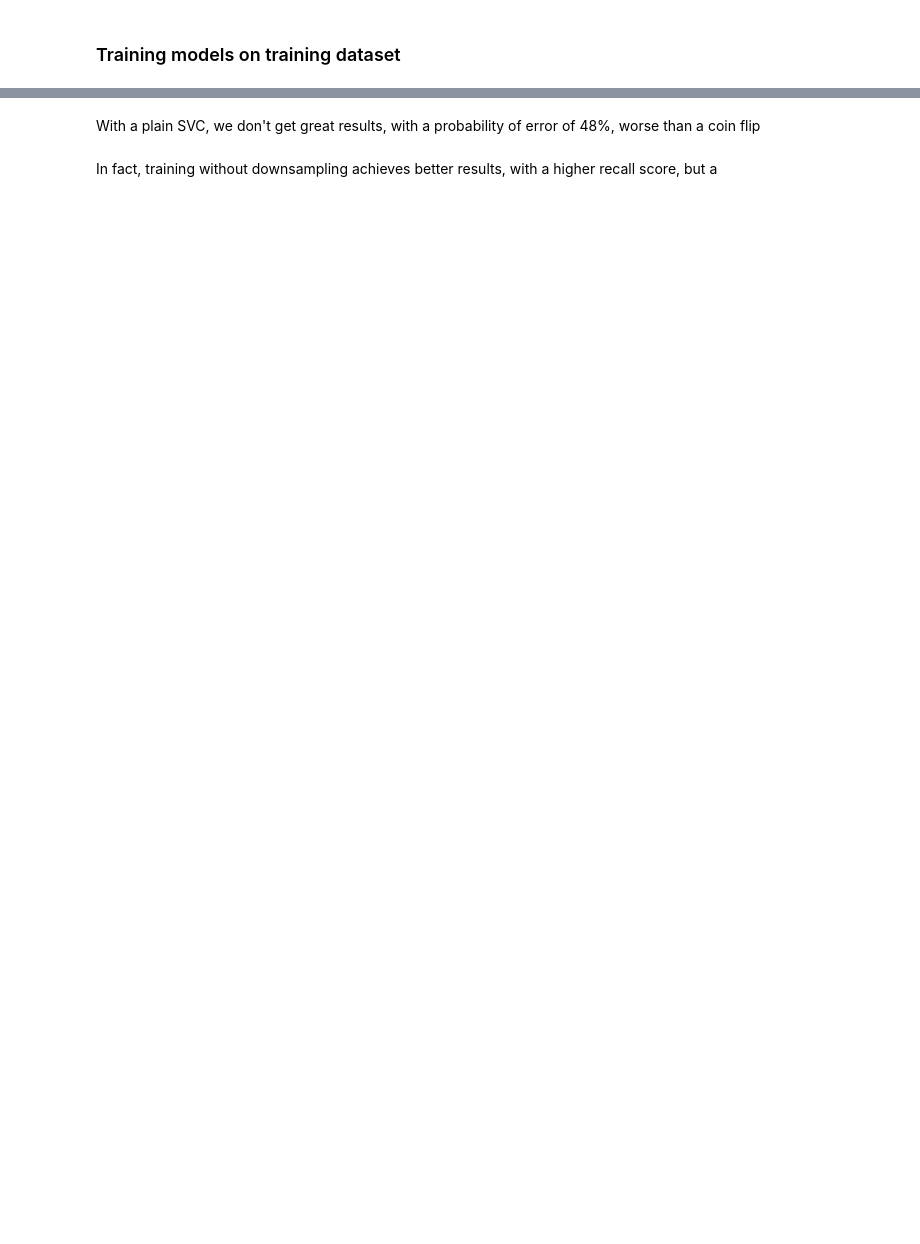
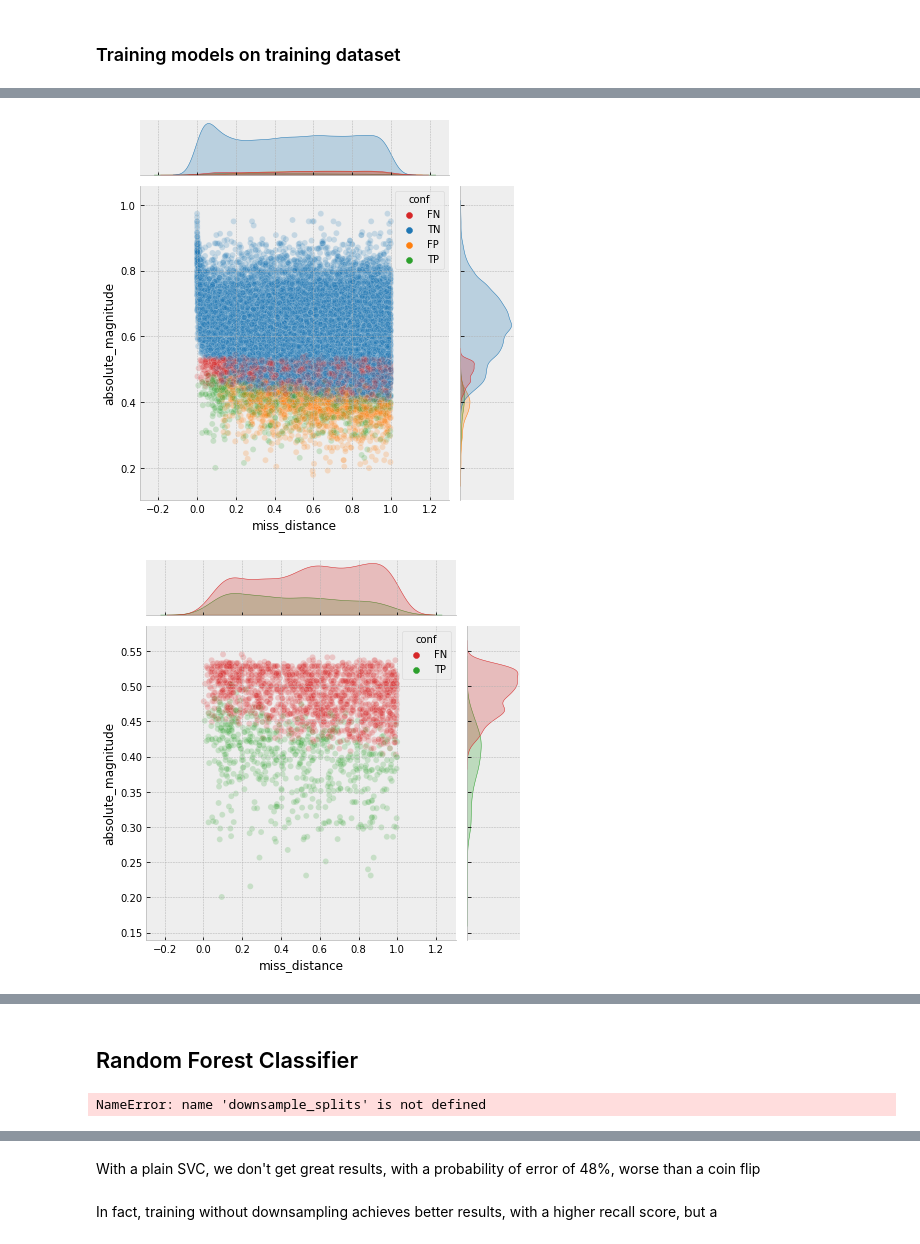
Before and after one commit to petebrown77/EECE5644_Final, a Jupyter notebook: Untitled.ipynb, the cells around one changed output, grey strips where cells are left out. Drawn from its saved outputs; the diff is of its cells as text; code cells hidden in the pictures; blank space fills up the shorter version.

```diff
--- a/Untitled.ipynb
+++ b/Untitled.ipynb
@@ -226,0 +247,26 @@ weighted avg       0.84      0.89      0.86     22709
+# %%
+def plot_predictions(x_data, y_actual, y_pred, x1, x2):
+    #plt_data = pandas.DataFrame(data=x_data)
+    plt_data = x_data.copy(deep=True)
+
+    plt_data["hazard"] = y_actual
+
+    conf = ((y_pred==1) & (y_actual.values==1))*1 + ((y_pred==0) & (y_actual.values==1))*2 + ((y_pred==1) & (y_actual.values==0))*3 + ((y_pred==0) & (y_actual.values==0))*4
+    plt_data["conf"] = conf
+    plt_data["conf"] = plt_data["conf"].replace({1:'TP', 2:'FN', 3:'FP', 4:'TN'})
+
+    palette = {'TP': 'tab:green',
+               'FP': 'tab:orange',
+               'FN': 'tab:red',
+               'TN': 'tab:blue'}
+
+    plts = sns.jointplot(data=plt_data, x=x1, y=x2, hue='conf', palette=palette, alpha=0.2)
+
+    sns.jointplot(data=plt_data[plt_data['hazard']==1], x='miss_distance', y='absolute_magnitude', hue='conf',  palette=palette, alpha=.2)
+    sns.jointplot(data=plt_data[plt_data['hazard']==0], x='miss_distance', y='absolute_magnitude', hue='conf',   palette=palette, alpha=.2)
+
+    return plts
+
+#distance_plt = plot_predictions(X_test, y_test, log_pred, "miss_distance", "absolute_magnitude")
+
+#sns.jointplot(data=data, x='miss_distance', y='absolute_magnitude', hue='conf',  palette=palette,  alpha=.2)
@@ -226,0 +294,6 @@ weighted avg       0.84      0.89      0.86     22709
+# %%
+log_plt = plot_predictions(X_test, y_test, log_pred, "miss_distance", "absolute_magnitude")
+log_plt.savefig("log_distance.png")
+# %% [output]
+[figure, added]
+[figure, added]
@@ -226,0 +301,18 @@ weighted avg       0.84      0.89      0.86     22709
+# %% [markdown]
+## Random Forest Classifier
+# %%
+'''
+rf_params = {"class_weight": downsample_splits, "n_estimators": [400,450,500,550,600]}
+rf = RandomForestClassifier(n_estimators=500, n_jobs=-1)
+
+rf_grid = GridSearchCV(rf, rf_params, cv=5)
+rf_grid.fit(X_train, y_train)
+
+#rf.fit(X_train, y_train)
+
+
+rf_grid_pred = rf_grid.predict(X_test)
+show_classification(rf_grid_pred, y_test)
+'''
+# %% [output]
+NameError: name 'downsample_splits' is not defined
```
Also changed, not shown: parts of 37 cells of this notebook, 7 other files.
